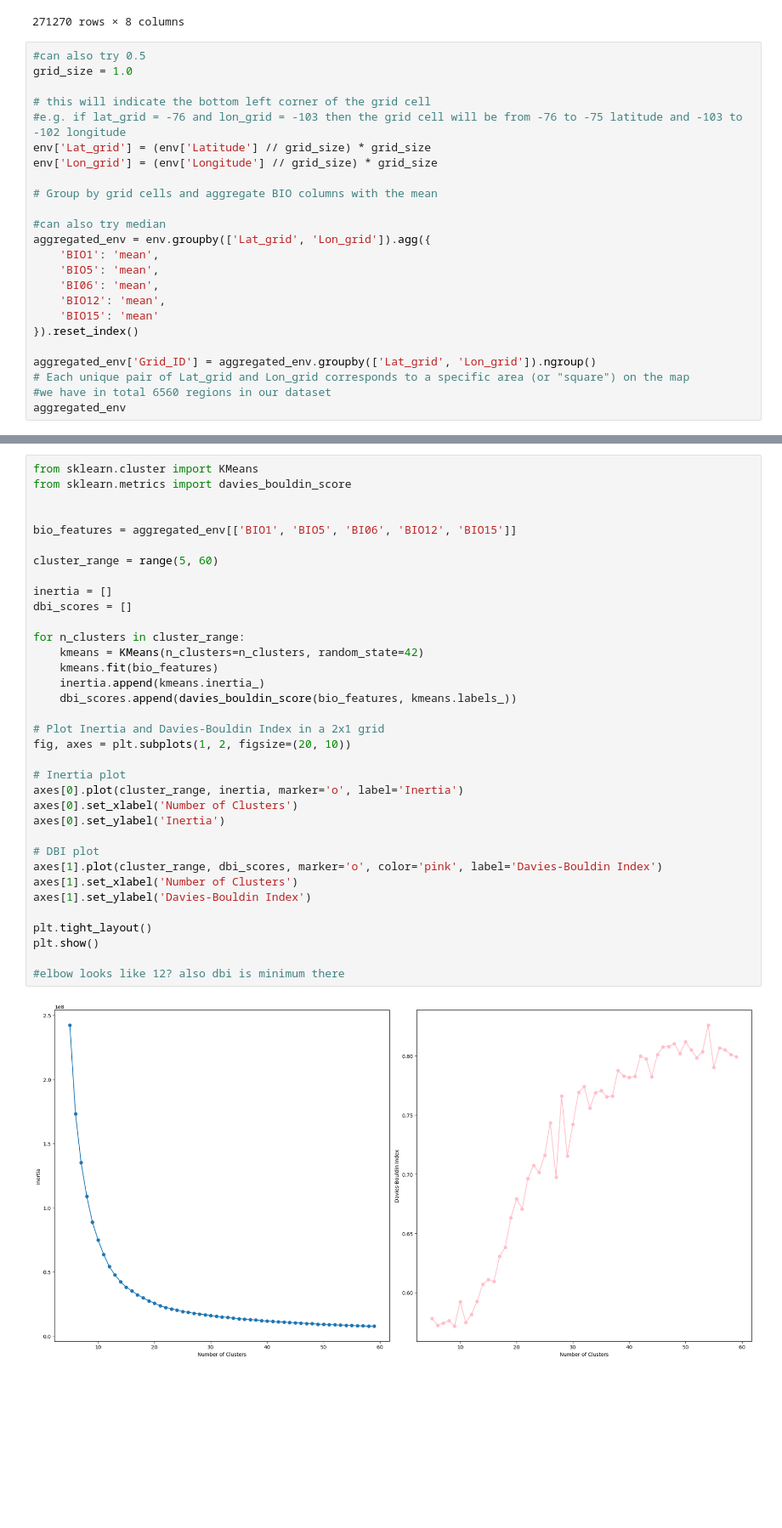
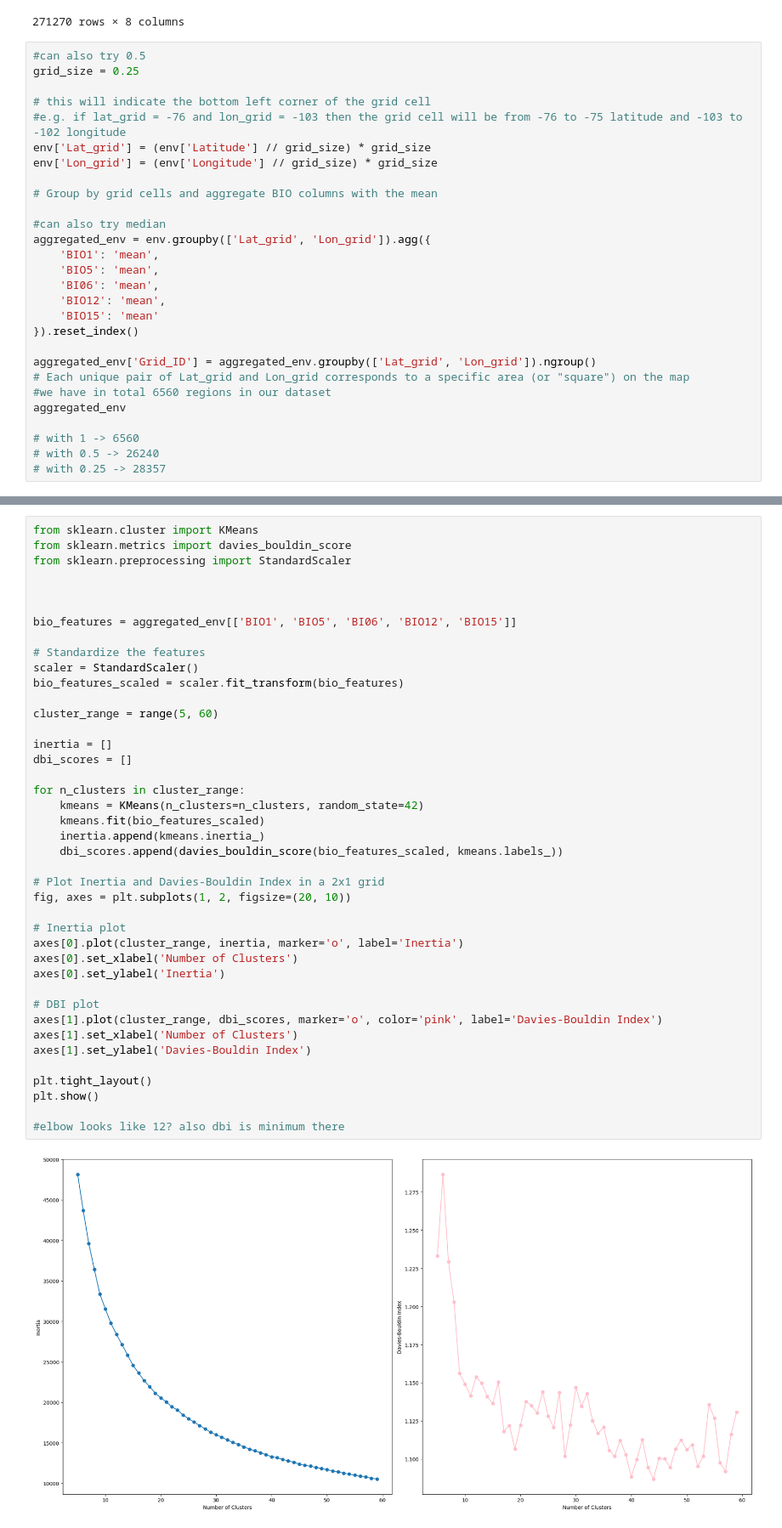
Before and after one commit to annitziak/biodiversity_analysis, a Jupyter notebook: locations_definition.ipynb, the cells around one changed output, grey strips where cells are left out. Shown at 85% size. Drawn from its saved outputs; the diff is of its cells as text; blank space fills up the shorter version.

```diff
--- a/locations_definition.ipynb
+++ b/locations_definition.ipynb
@@ -25,7 +25,7 @@ env
 271270 rows × 8 columns
 # %%
 #can also try 0.5
-grid_size = 1.0
+grid_size = 0.25
 
 # this will indicate the bottom left corner of the grid cell
 #e.g. if lat_grid = -76 and lon_grid = -103 then the grid cell will be from -76 to -75 latitude and -103 to -102 longitude
@@ -47,5 +47,9 @@ aggregated_env['Grid_ID'] = aggregated_env.groupby(['Lat_grid', 'Lon_grid']).ngr
 # Each unique pair of Lat_grid and Lon_grid corresponds to a specific area (or "square") on the map
 #we have in total 6560 regions in our dataset
 aggregated_env
+
+# with 1 -> 6560
+# with 0.5 -> 26240
+# with 0.25 -> 28357
 # %% [output]
 |  | Lat_grid | Lon_grid | BIO1 | BIO5 | BI06 | BIO12 | BIO15 | Grid_ID |
@@ -64,40 +68,46 @@ aggregated_env
 # %%
 from sklearn.cluster import KMeans
 from sklearn.metrics import davies_bouldin_score
+from sklearn.preprocessing import StandardScaler
+
 
 
 bio_features = aggregated_env[['BIO1', 'BIO5', 'BI06', 'BIO12', 'BIO15']]
+
+# Standardize the features
+scaler = StandardScaler()
+bio_features_scaled = scaler.fit_transform(bio_features)
 
 cluster_range = range(5, 60)
 
 inertia = []
 dbi_scores = []
 
 for n_clusters in cluster_range:
     kmeans = KMeans(n_clusters=n_clusters, random_state=42)
-    kmeans.fit(bio_features)
+    kmeans.fit(bio_features_scaled)
     inertia.append(kmeans.inertia_)
-    dbi_scores.append(davies_bouldin_score(bio_features, kmeans.labels_))
+    dbi_scores.append(davies_bouldin_score(bio_features_scaled, kmeans.labels_))
 
 # Plot Inertia and Davies-Bouldin Index in a 2x1 grid
 fig, axes = plt.subplots(1, 2, figsize=(20, 10))
 
 # Inertia plot
 axes[0].plot(cluster_range, inertia, marker='o', label='Inertia')
 axes[0].set_xlabel('Number of Clusters')
 axes[0].set_ylabel('Inertia')
 
 # DBI plot
 axes[1].plot(cluster_range, dbi_scores, marker='o', color='pink', label='Davies-Bouldin Index')
 axes[1].set_xlabel('Number of Clusters')
 axes[1].set_ylabel('Davies-Bouldin Index')
 
 plt.tight_layout()
 plt.show()
 
 #elbow looks like 12? also dbi is minimum there
 # %% [output]
-[figure, old version]
+[figure, new version]
 # %%
 #run
 # a little bit not symmetric number of clusters
```
Also changed, not shown: parts of 7 cells of this notebook.
